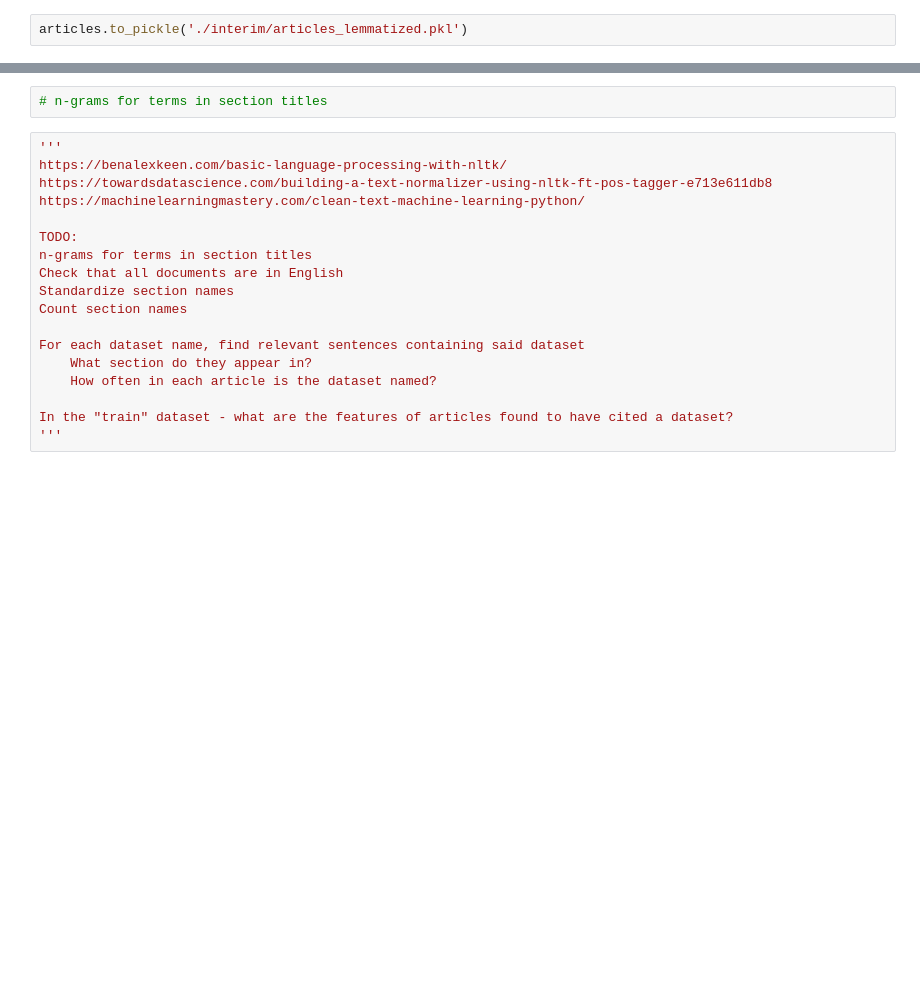
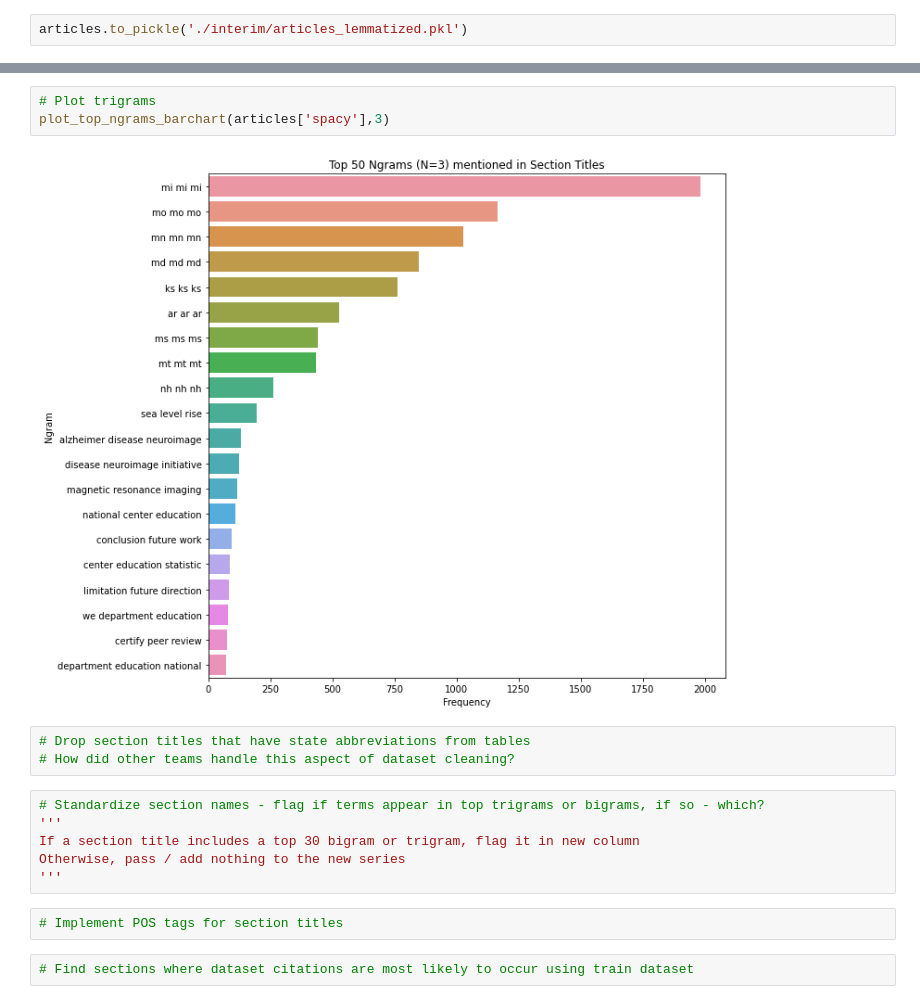
Before and after one commit to lauralikespi/kaggle-coleridge-initiative, a Jupyter notebook: Preprocessing/section_cleanup_standardization.ipynb, the cells around one changed output, grey strips where cells are left out. Cells and saved outputs as stored; diff of their text form; blank space fills up the shorter version.

```diff
--- a/Preprocessing/section_cleanup_standardization.ipynb
+++ b/Preprocessing/section_cleanup_standardization.ipynb
@@ -167,20 +221,18 @@ articles.to_pickle('./interim/articles_lemmatized.pkl')
+# %%
+# Plot trigrams
+plot_top_ngrams_barchart(articles['spacy'],3)
+# %% [output]
+[figure, added]
+# %%
+# Drop section titles that have state abbreviations from tables
+# How did other teams handle this aspect of dataset cleaning?
+# %%
+# Standardize section names - flag if terms appear in top trigrams or bigrams, if so - which?
+'''
+If a section title includes a top 30 bigram or trigram, flag it in new column
+Otherwise, pass / add nothing to the new series
+'''
 # %%
-# n-grams for terms in section titles
+# Implement POS tags for section titles
-# %%
-'''
-https://benalexkeen.com/basic-language-processing-with-nltk/
-https://towardsdatascience.com/building-a-text-normalizer-using-nltk-ft-pos-tagger-e713e611db8
-https://machinelearningmastery.com/clean-text-machine-learning-python/
-
-TODO:
-n-grams for terms in section titles
-Check that all documents are in English
-Standardize section names
-Count section names
-
-For each dataset name, find relevant sentences containing said dataset
-    What section do they appear in?
-    How often in each article is the dataset named?
-
-In the "train" dataset - what are the features of articles found to have cited a dataset?
-'''
+# %%
+# Find sections where dataset citations are most likely to occur using train dataset
```
Also changed, not shown: parts of 7 cells of this notebook, 1 other file.
